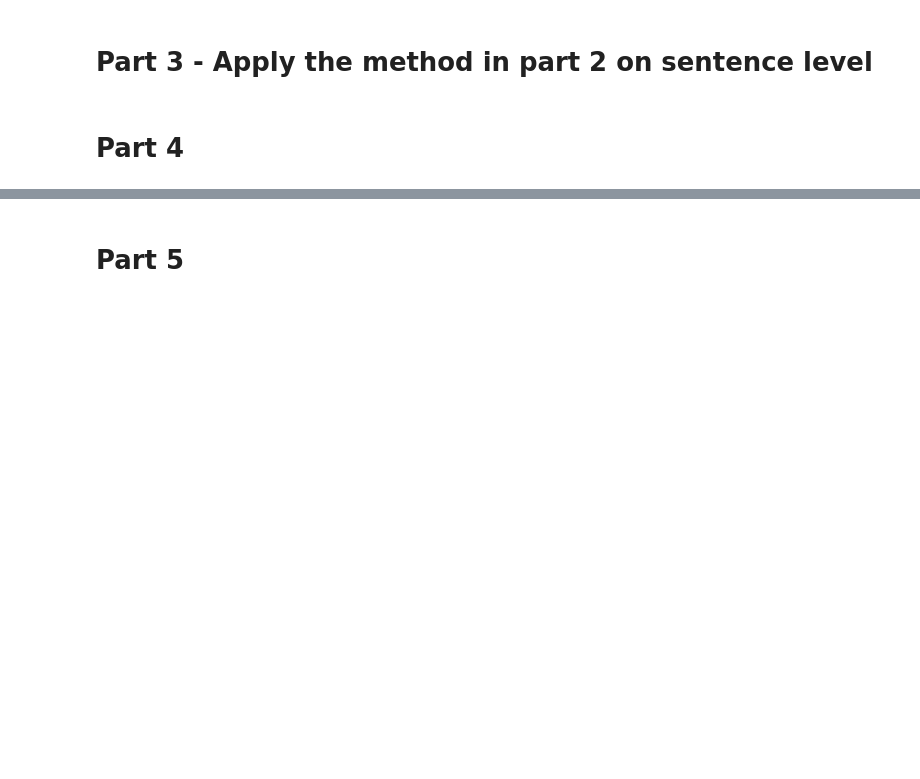
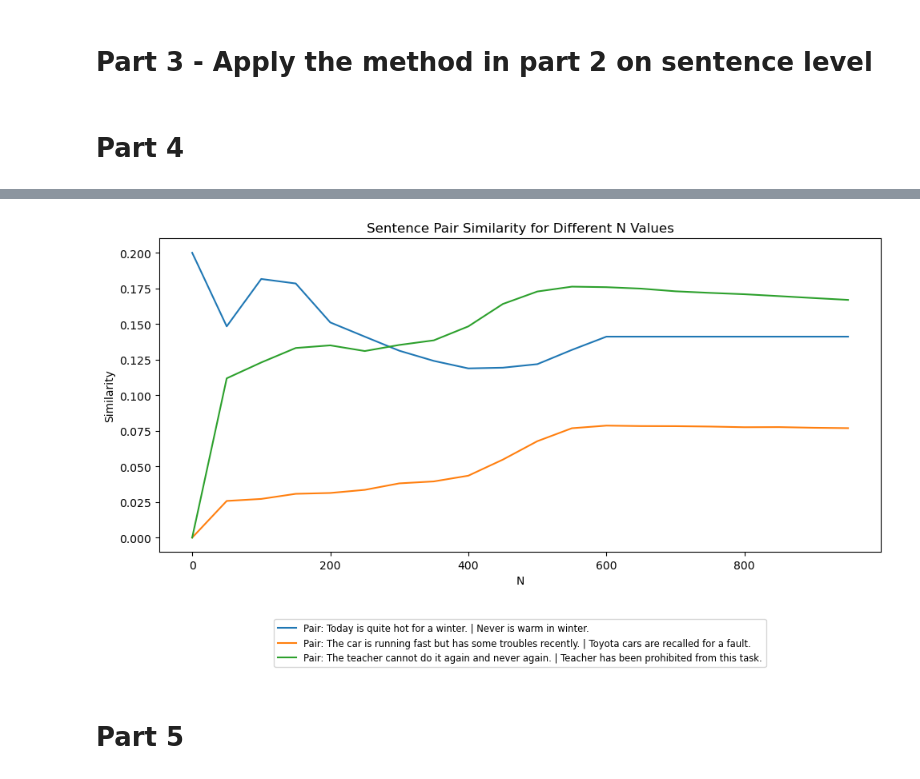
Before and after one commit to illale/lnp-project, a Jupyter notebook: project.ipynb, the cells around one changed output, grey strips where cells are left out. Drawn from its saved outputs; the diff is of its cells as text; code cells hidden in the pictures; blank space fills up the shorter version.

```diff
--- a/project.ipynb
+++ b/project.ipynb
@@ -157,3 +177,29 @@ df
+# %%
+fig, ax = plt.subplots(figsize=(10, 6))  # You can adjust the figure size as needed
+
+# Loop through sentence pairs and plot the similarity scores for each pair
+for pair in sentence_pairs_list:
+    # Filter for rows related to the current sentence pair
+    df_pair = df[(df["sentence1"] == pair[0]) & (df["sentence2"] == pair[1])]
+
+    # Plot the similarity for this sentence pair
+    ax.plot(df_pair["N"], df_pair["similarity"], label=f"Pair: {pair[0]} | {pair[1]}")
+
+# Adding labels and title
+ax.set_xlabel('N')
+ax.set_ylabel('Similarity')
+plt.title('Sentence Pair Similarity for Different N Values')
+
+# Moving the legend below the entire chart
+ax.legend(loc='upper center', bbox_to_anchor=(0.5, -0.2), ncol=1, fontsize='small')
+
+# Adjust layout to ensure everything fits without overlap
+plt.tight_layout()
+
+# Show the plot
+plt.show()
+# %% [output]
+[figure, added]
 # %% [markdown]
 # Part 5
 # %%
```
Also changed, not shown: parts of 10 cells of this notebook, 4 other files.
